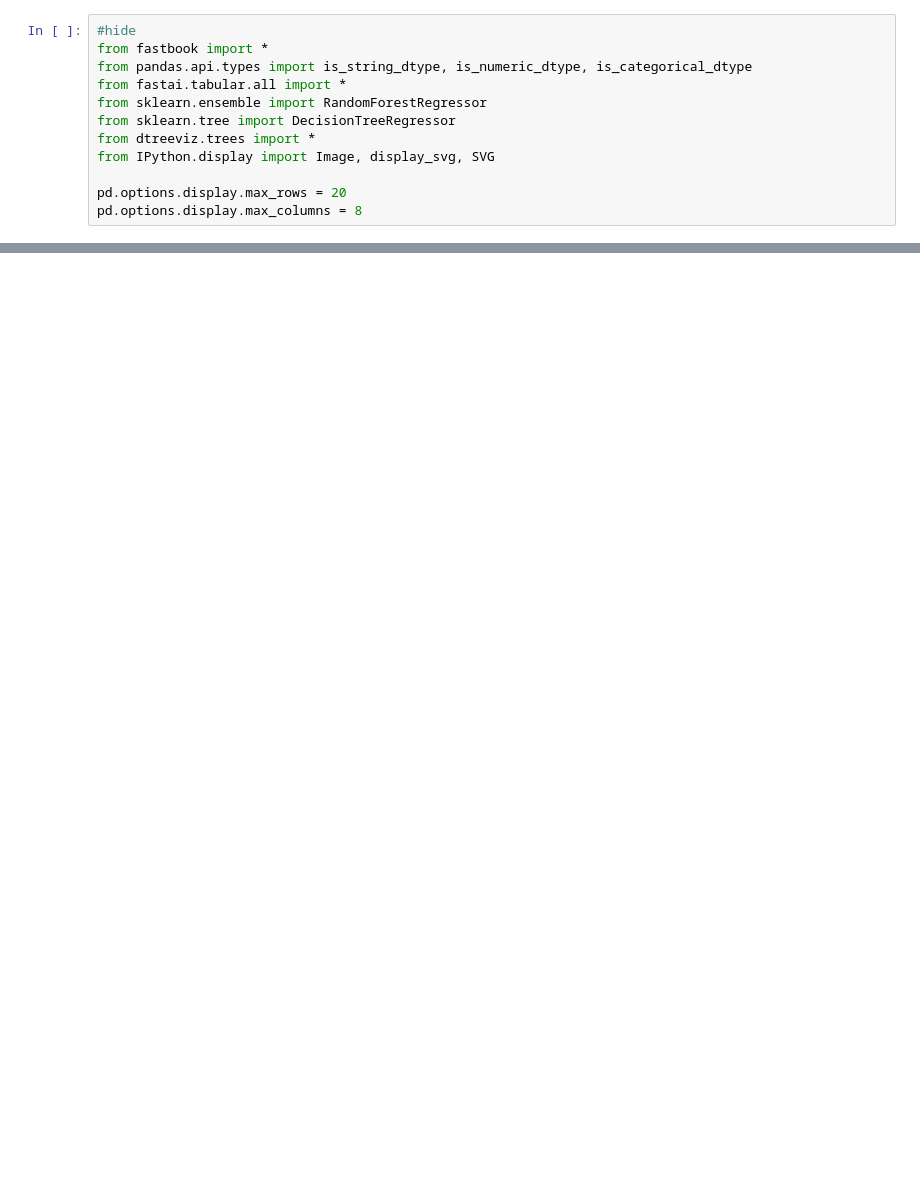
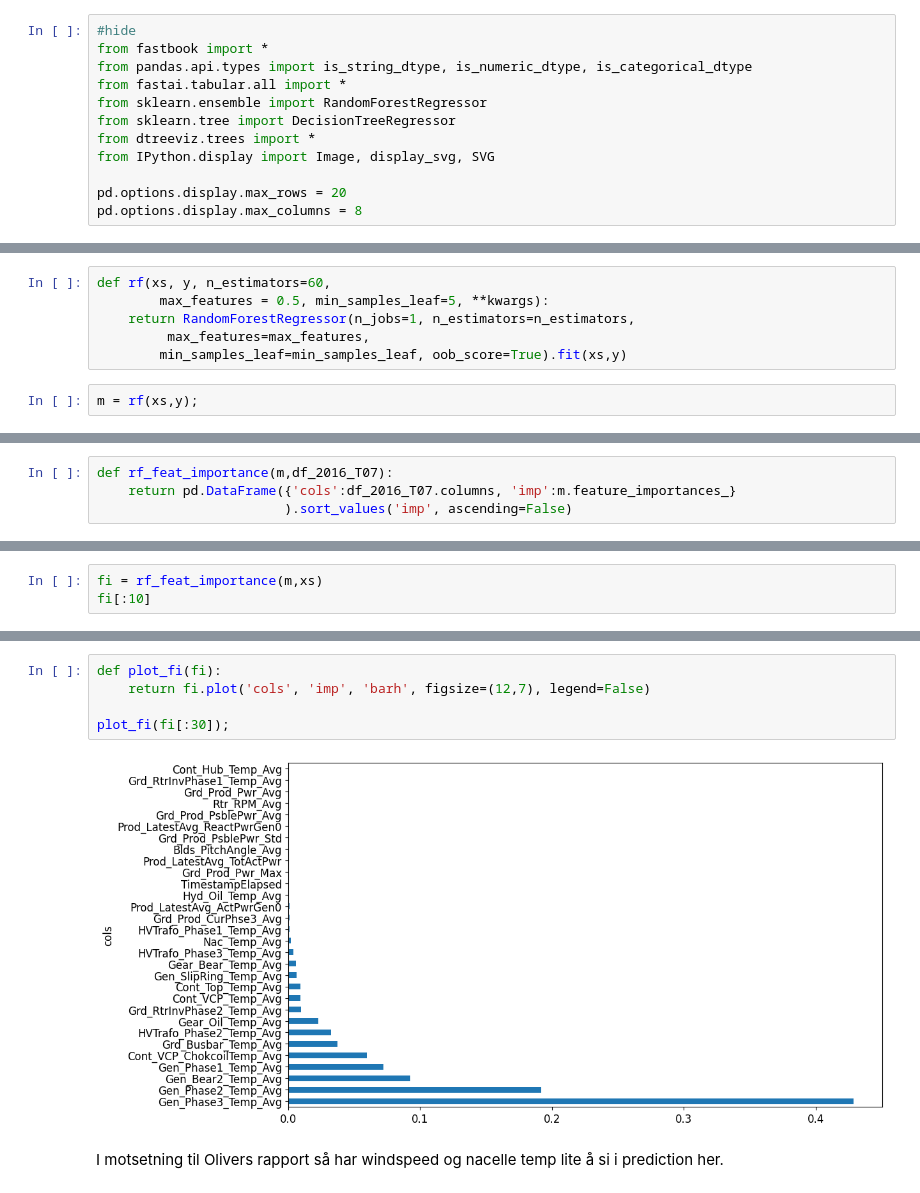
Before and after one commit to Markustho/DAT255-group12, a Jupyter notebook: fast_model.ipynb, the cells around one changed output, grey strips where cells are left out. Cells and saved outputs as stored; diff of their text form; blank space fills up the shorter version.

Commit message:
add random forest and decision tree implementation

```diff
--- a/fast_model.ipynb
+++ b/fast_model.ipynb
@@ -21,0 +396,8 @@ pd.options.display.max_columns = 8
+# %%
+def rf(xs, y, n_estimators=60,
+        max_features = 0.5, min_samples_leaf=5, **kwargs):
+    return RandomForestRegressor(n_jobs=1, n_estimators=n_estimators,
+         max_features=max_features,
+        min_samples_leaf=min_samples_leaf, oob_score=True).fit(xs,y)
+# %%
+m = rf(xs,y);
@@ -21,0 +438,4 @@ pd.options.display.max_columns = 8
+# %%
+def rf_feat_importance(m,df_2016_T07):
+    return pd.DataFrame({'cols':df_2016_T07.columns, 'imp':m.feature_importances_}
+                        ).sort_values('imp', ascending=False)
@@ -21,0 +444,3 @@ pd.options.display.max_columns = 8
+# %%
+fi = rf_feat_importance(m,xs)
+fi[:10]
@@ -21,0 +459,9 @@ pd.options.display.max_columns = 8
+# %%
+def plot_fi(fi):
+    return fi.plot('cols', 'imp', 'barh', figsize=(12,7), legend=False)
+
+plot_fi(fi[:30]);
+# %% [output]
+[figure, added]
+# %% [markdown]
+I motsetning til Olivers rapport så har windspeed og nacelle temp lite å si i prediction her.
```
Also changed, not shown: parts of 134 cells of this notebook, 10 other files.
